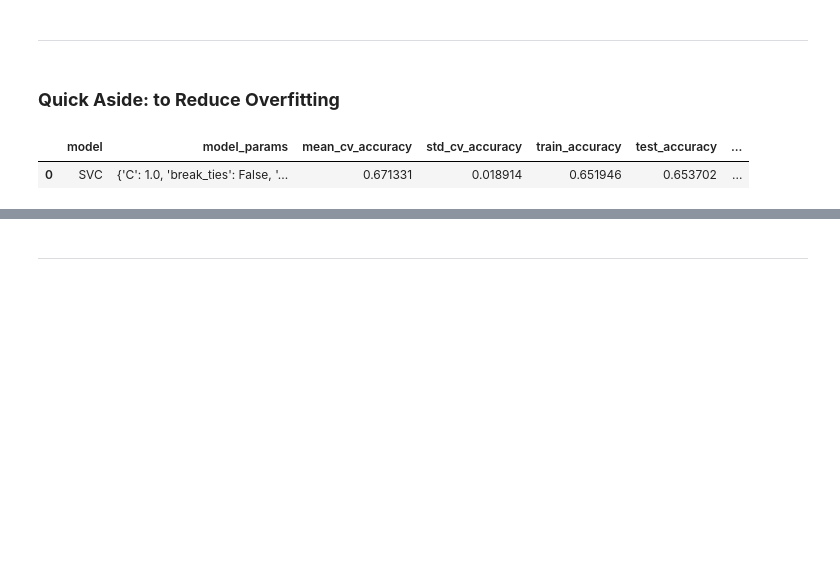
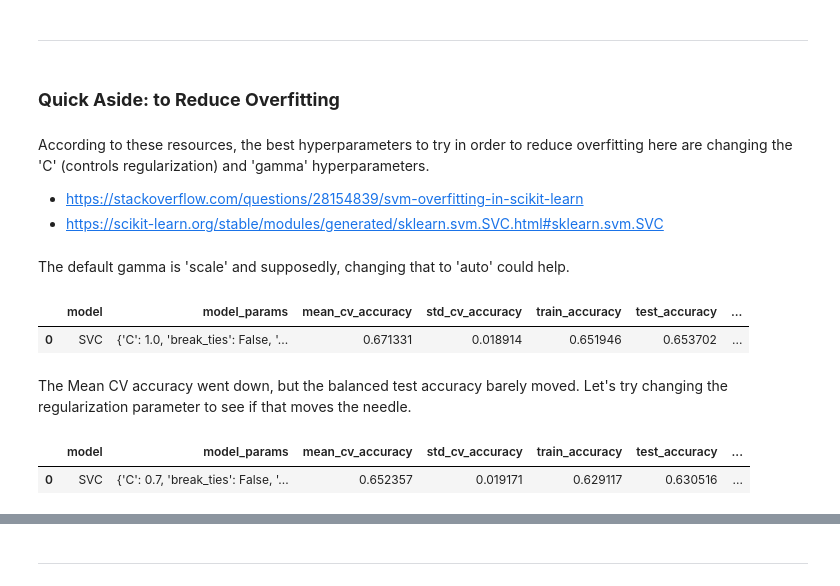
Before and after one commit to LeeMcFarling/AFL_Project_backup, a Jupyter notebook: Modeling/Weekly Assignments/Week_5.ipynb, the cells around one changed output, grey strips where cells are left out. Cells and saved outputs as stored; diff of their text form; code cells hidden in the pictures; blank space fills up the shorter version.

```diff
--- a/Modeling/Weekly Assignments/Week_5.ipynb
+++ b/Modeling/Weekly Assignments/Week_5.ipynb
@@ -456,6 +456,14 @@ So, this will be discussed more in the discussion part of the analysis, but thes
 ___
 # %% [markdown]
 ### **Quick Aside:  to Reduce Overfitting**
+# %% [markdown]
+According to these resources, the best hyperparameters to try in order to reduce overfitting here are changing the 'C' (controls regularization) and 'gamma' hyperparameters.
+
+
+- https://stackoverflow.com/questions/28154839/svm-overfitting-in-scikit-learn
+- https://scikit-learn.org/stable/modules/generated/sklearn.svm.SVC.html#sklearn.svm.SVC
+# %% [markdown]
+The default gamma is 'scale' and supposedly, changing that to 'auto' could help.
 # %%
 params_ = {
     'class_weight' : 'balanced',        # attempt to balance dataset
@@ -486,3 +494,35 @@ PDA_G_PCA_SVC_results_df
 # %% [output]
 |  | model | model_params | mean_cv_accuracy | std_cv_accuracy | train_accuracy | test_accuracy | ... |
 | 0 | SVC | {'C': 1.0, 'break_ties': False, '... | 0.671331 | 0.018914 | 0.651946 | 0.653702 | ... |
+# %% [markdown]
+The Mean CV accuracy went down, but the balanced test accuracy barely moved. Let's try changing the regularization parameter to see if that moves the needle.
+# %%
+params_ = {
+    'class_weight' : 'balanced',        # attempt to balance dataset
+    'max_iter' : 50000,                 # Iteratively increased this until Convergence Warnings went away
+    'tol': 1e-2,                        # Another convergence warning measure
+    'random_state' : 42,
+    'kernel': 'rbf',
+    'C': 0.7,
+    'gamma': 'auto'
+
+}
+
+PDA_G_PCA_SVC_results_df = run_model_classifier(
+    SVC,
+    PDA_PCA_X_train_scaled,
+    PDA_PCA_y_train,
+    PDA_PCA_X_test_scaled,
+    PDA_PCA_y_test,
+    n_repeats=5,
+    n_jobs=-1,
+    run_comment='PDA - Different Gamma Value - PCA Transformed -  SVC - rbf kernel - smaller C',
+    return_model=False,
+    concat_results=False,
+    **params_
+    )
+
+PDA_G_PCA_SVC_results_df
+# %% [output]
+|  | model | model_params | mean_cv_accuracy | std_cv_accuracy | train_accuracy | test_accuracy | ... |
+| 0 | SVC | {'C': 0.7, 'break_ties': False, '... | 0.652357 | 0.019171 | 0.629117 | 0.630516 | ... |
```
Also changed, not shown: parts of 4 cells of this notebook, 1 other file.
